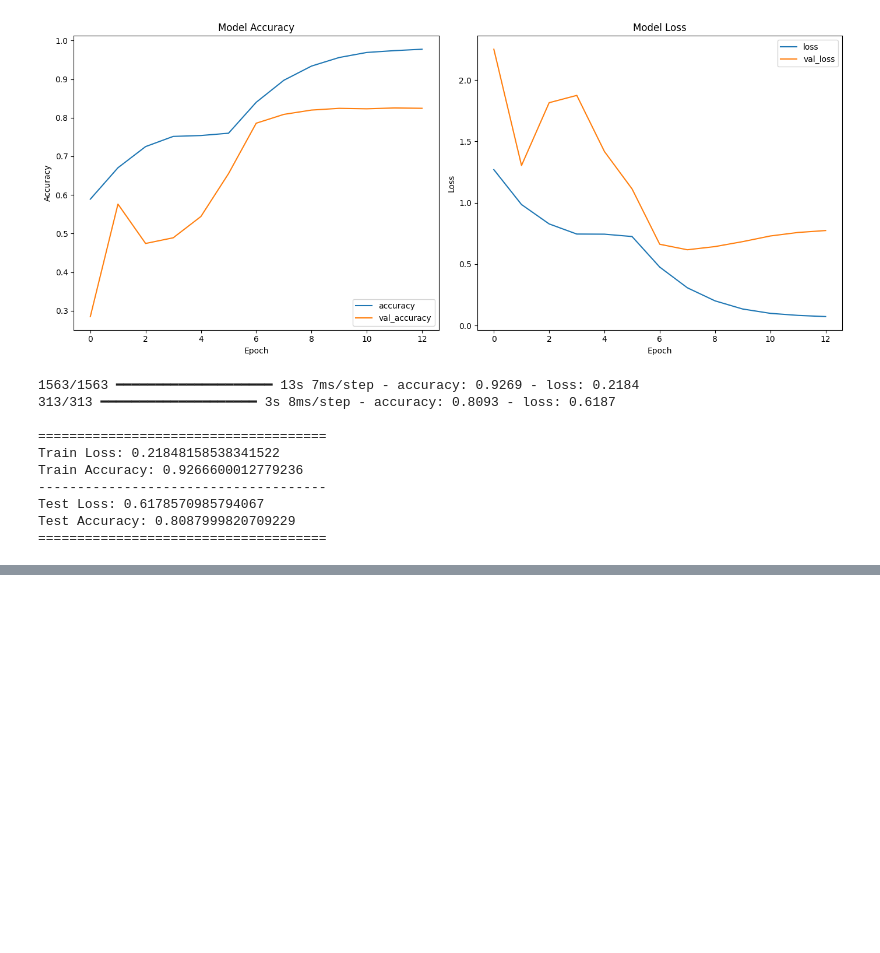
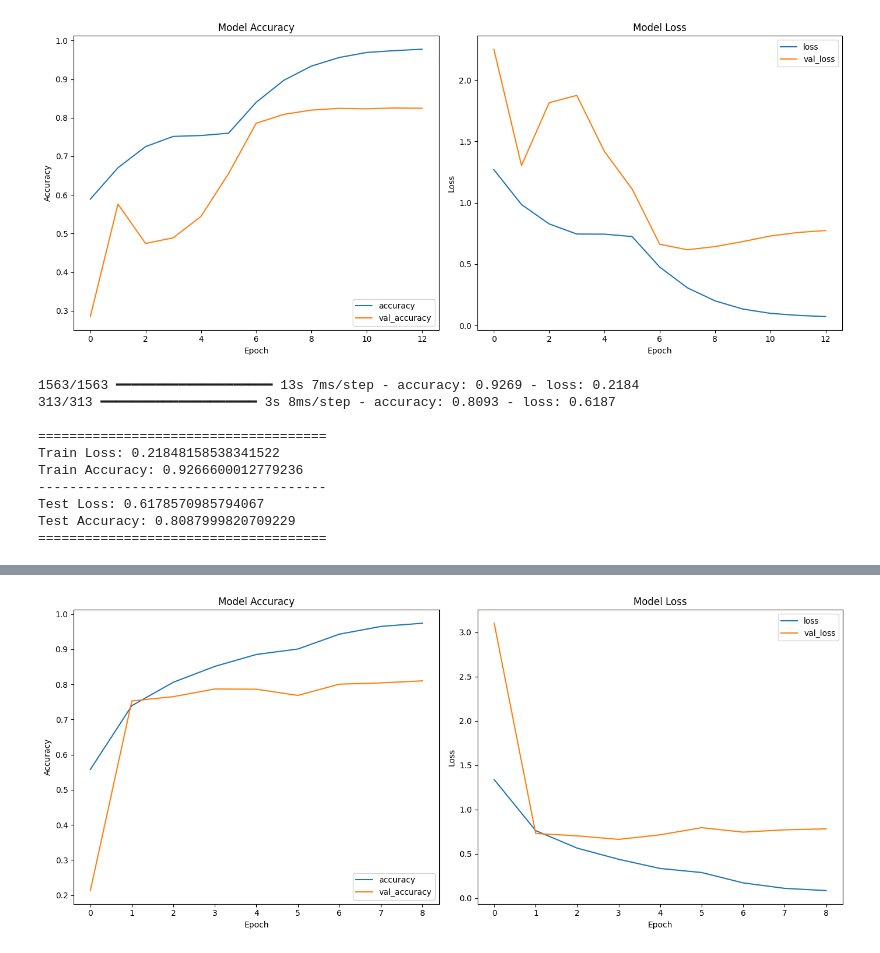
Before and after one commit to soconzan/2024-2-DL, a Jupyter notebook: ResNet50+CIFAR10.ipynb, the cells around one changed output, grey strips where cells are left out. Drawn from its saved outputs; the diff is of its cells as text; code cells hidden in the pictures; blank space fills up the shorter version.

```diff
--- a/ResNet50+CIFAR10.ipynb
+++ b/ResNet50+CIFAR10.ipynb
@@ -699,0 +803,4 @@ Test Accuracy: 0.8087999820709229
+# %%
+plot_training_history(history)
+# %% [output]
+[figure, added]
```
Also changed, not shown: parts of 10 cells of this notebook.
